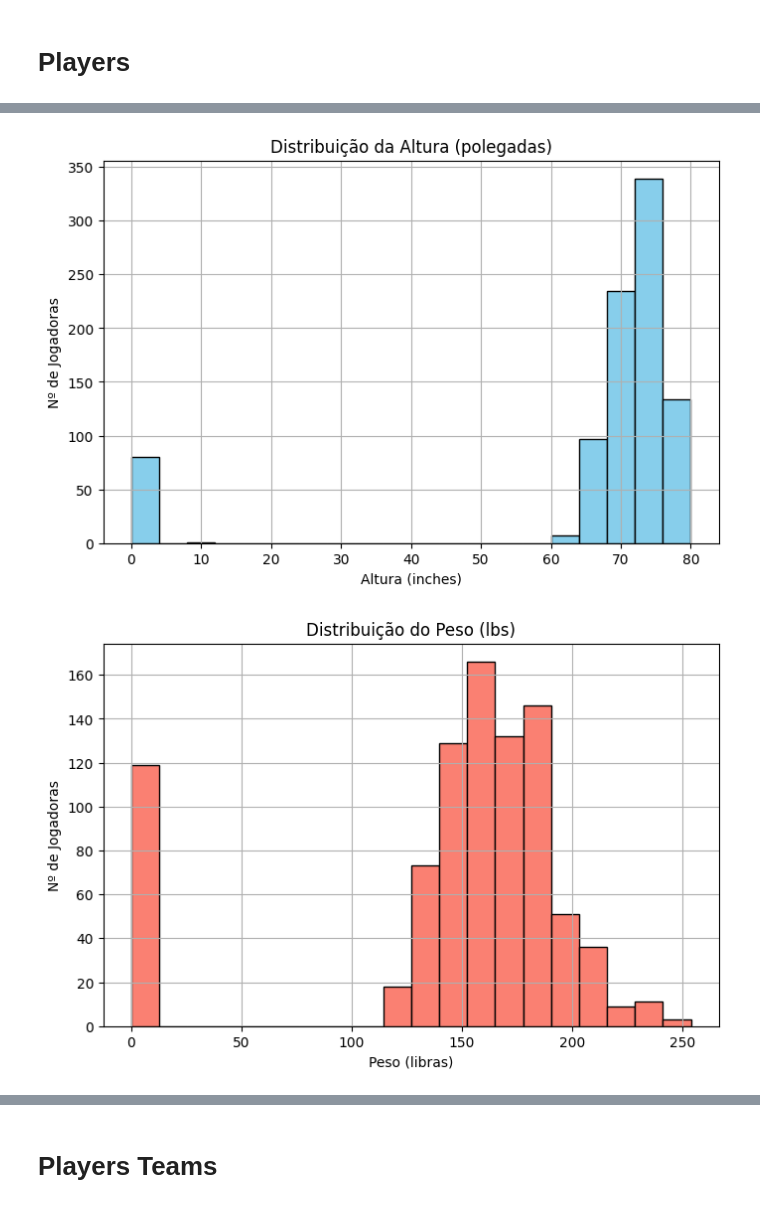
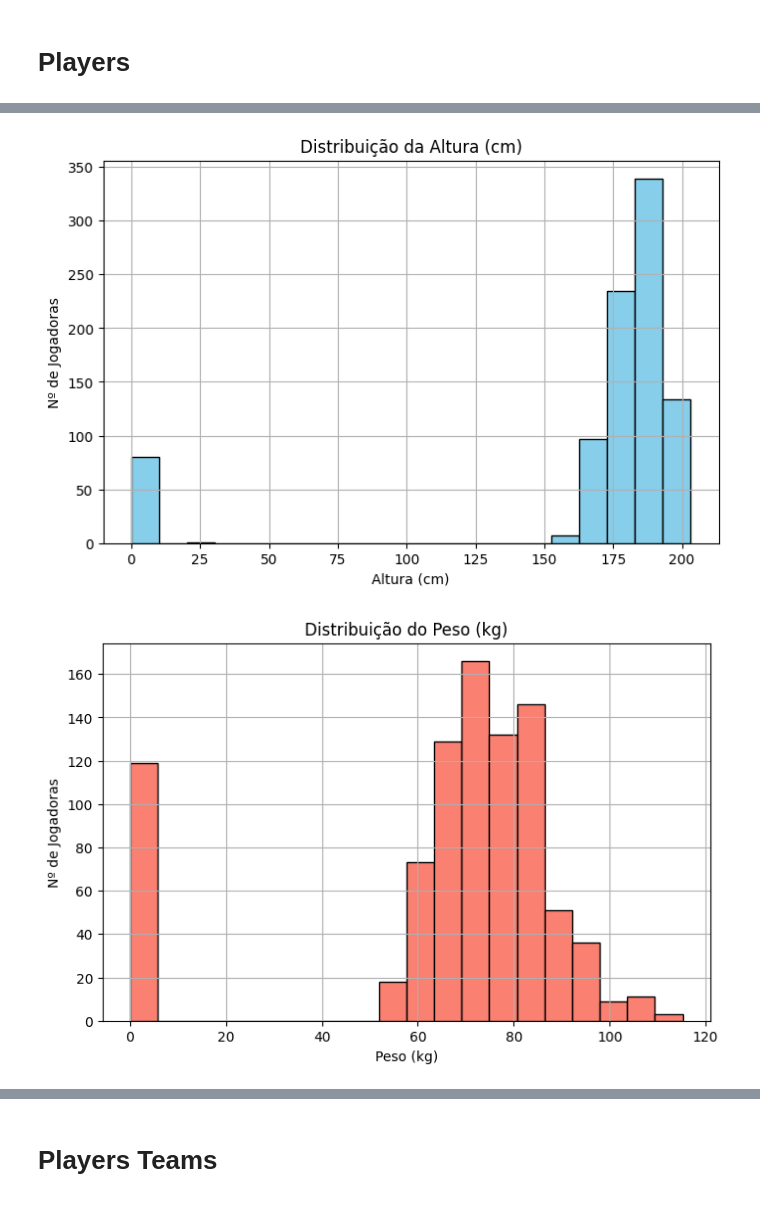
Before and after one commit to torradoov/Data_Mining-WNBA, a Jupyter notebook: 01_exploratory_analysis.ipynb.ipynb, the cells around one changed output, grey strips where cells are left out. Drawn from its saved outputs; the diff is of its cells as text; code cells hidden in the pictures.

Commit message:
EDA e Data cleaning feitos pro players.csv

```diff
--- a/01_exploratory_analysis.ipynb.ipynb
+++ b/01_exploratory_analysis.ipynb.ipynb
@@ -98,40 +98,79 @@ G-F  151.854545  44.886449    0.0  154.00  163.0  170.00  206.0
 # %% [markdown]
 # Players
 # %%
-#Linha -> lista de jogadores com dados biográficos e fisicos
+# ================================================================
+# CONSTANTES DE CONVERSÃO
+# ================================================================
+INCH_TO_CM = 2.54
+LBS_TO_KG = 0.453592
+
+# ================================================================
+# ANÁLISE EXPLORATÓRIA DE DADOS (EDA) EM CM E KG
+# ================================================================
+
+# Linha -> lista de jogadores com dados biográficos e fisicos
 players_df.head()
-print(players_df[['height','weight']].describe())
-print(players_df['pos'].value_counts()) #Jogadores por posição (C, F, G)
 
+# Nota: O describe() ainda usa os dados originais (inches/lbs)
+# Se quiser o describe em CM/KG, precisa de criar as colunas temporariamente.
+# print(players_df[['height','weight']].describe())
+print(players_df['pos'].value_counts()) # Jogadores por posição (C, F, G)
+
+# --- 1. HISTOGRAMA DA ALTURA (CM) ---
 plt.figure(figsize=(8,5))
-players_df['height'].hist(bins=20, color="skyblue", edgecolor="black")
-plt.title("Distribuição da Altura (polegadas)")
-plt.xlabel("Altura (inches)")
+# Conversão: height (inches) * 2.54
+(players_df['height'] * INCH_TO_CM).hist(bins=20, color="skyblue", edgecolor="black")
+plt.title("Distribuição da Altura (cm)")
+plt.xlabel("Altura (cm)")
 plt.ylabel("Nº de Jogadoras")
 plt.show()
 
+# --- 2. HISTOGRAMA DO PESO (KG) ---
 plt.figure(figsize=(8,5))
-players_df['weight'].hist(bins=20, color="salmon", edgecolor="black")
-plt.title("Distribuição do Peso (lbs)")
-plt.xlabel("Peso (libras)")
+# Conversão: weight (lbs) * 0.453592
+(players_df['weight'] * LBS_TO_KG).hist(bins=20, color="salmon", edgecolor="black")
+plt.title("Distribuição do Peso (kg)")
+plt.xlabel("Peso (kg)")
 plt.ylabel("Nº de Jogadoras")
 plt.show()
 
-
+# --- 3. DISTRIBUIÇÃO DE POSIÇÕES (MANTÉM-SE) ---
 sns.countplot(data=players_df, x="pos", order=players_df['pos'].value_counts().index)
 plt.title("Distribuição de Posições")
 plt.xlabel("Posição")
 plt.ylabel("Número de Jogadoras")
 plt.show()
 
-#ALTURA E PESO POR POSIÇÃO
+# --- 4. BOXPLOT: ALTURA (CM) POR POSIÇÃO ---
 plt.figure(figsize=(8,5))
-sns.boxplot(data=players_df, x="pos", y="height")
-plt.title("Altura por Posição")
+# Conversão no eixo Y: height * 2.54
+sns.boxplot(data=players_df, x="pos", y=players_df['height'] * INCH_TO_CM)
+plt.title("Altura (cm) por Posição")
+plt.ylabel("Altura (cm)") # Alterar label do eixo
 plt.show()
 
+# --- 5. BOXPLOT: PESO (KG) POR POSIÇÃO ---
 plt.figure(figsize=(8,5))
-sns.boxplot(data=players_df, x="pos", y="weight")
-plt.title("Peso por Posição")
+# Conversão no eixo Y: weight * 0.453592
+sns.boxplot(data=players_df, x="pos", y=players_df['weight'] * LBS_TO_KG)
+plt.title("Peso (kg) por Posição")
+plt.ylabel("Peso (kg)") # Alterar label do eixo
 plt.show()
+
+# --- 6. GRÁFICO DE DISPERSÃO (ADICIONADO ANTERIORMENTE) ---
+plt.figure(figsize=(10, 6))
+sns.scatterplot(
+    data=players_df,
+    x=players_df["height"] * INCH_TO_CM,
+    y=players_df["weight"] * LBS_TO_KG,
+    hue="pos",
+    palette="viridis",
+    alpha=0.7
+)
+plt.title("Relação entre Altura (cm) e Peso (kg), Colorida por Posição")
+plt.xlabel("Altura (cm)")
+plt.ylabel("Peso (kg)")
+plt.legend(title="Posição")
+plt.grid(True, linestyle='--', alpha=0.6)
+plt.show()
 # %% [output]
@@ -147,12 +177,12 @@ max     80.000000  254.000000
 pos
 G      309
 F      230
 C      130
 F-C     70
 G-F     55
 F-G     12
 C-F      9
 Name: count, dtype: int64
-[figure, old version]
+[figure, new version]
-[figure, old version]
+[figure, new version]
 [figure]
```
Also changed, not shown: parts of 2 cells of this notebook, 2 other files.
